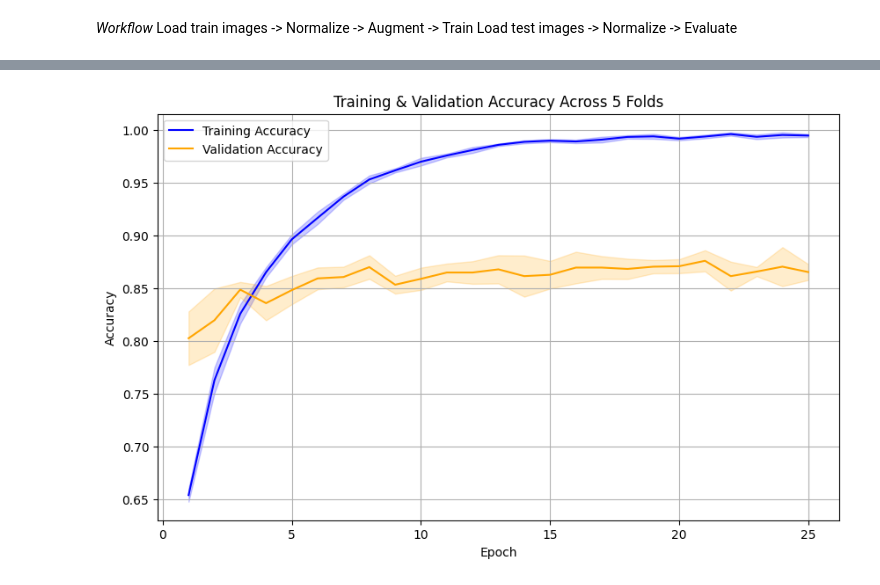
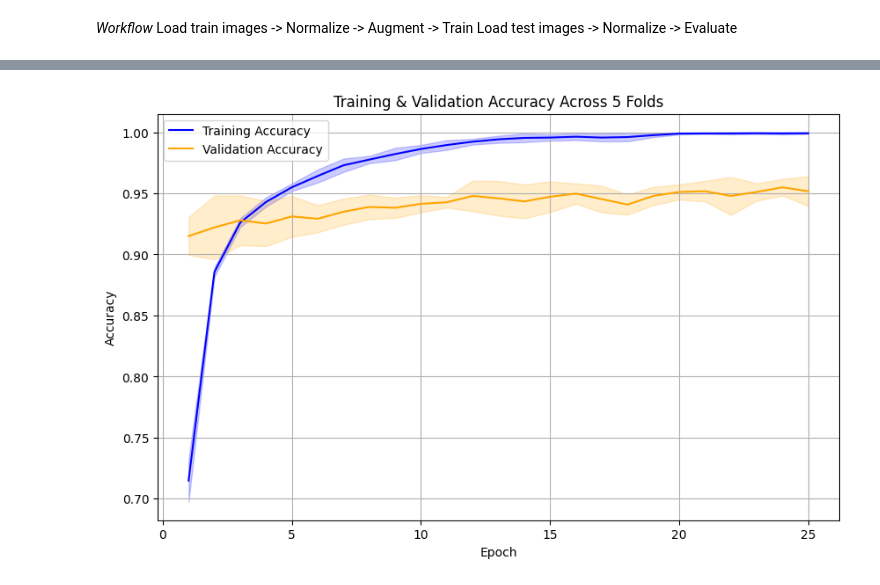
Before and after one commit to AweleChizim/aocdml, a Jupyter notebook: ocdml.ipynb, the cells around one changed output, grey strips where cells are left out. Cells and saved outputs as stored; diff of their text form; code cells hidden in the pictures.

```diff
--- a/ocdml.ipynb
+++ b/ocdml.ipynb
@@ -361,47 +364,48 @@ print("AUC:", roc_auc)
 # %%
 # Training Accuracy and Validation Accuracy Plotting
 train_acc_folds = [
-    [0.6573, 0.7671, 0.8257, 0.8595, 0.8887, 0.9091, 0.938, 0.9511, 0.958, 0.9645, 0.9728, 0.9817, 0.9862, 0.9859, 0.9914, 0.991, 0.9935, 0.9921, 0.9928, 0.9893, 0.9931, 0.9972, 0.99, 0.9914, 0.9928], # Fold 1
-    [0.6504, 0.7461, 0.8157, 0.8626, 0.8967, 0.9215, 0.9418, 0.9487, 0.9628, 0.969, 0.9752, 0.98, 0.9859, 0.989, 0.9907, 0.9869, 0.9859, 0.9935, 0.9962, 0.9907, 0.991, 0.9948, 0.9938, 0.9952, 0.9935], # Fold 2
-    [0.6458, 0.7617, 0.8364, 0.8734, 0.9035, 0.9249, 0.9343, 0.9599, 0.963, 0.9758, 0.9772, 0.9841, 0.9875, 0.9903, 0.99, 0.9907, 0.9893, 0.9955, 0.9896, 0.9941, 0.9958, 0.9969, 0.9969, 0.9983, 0.9945], # Fold 3
-    [0.6641, 0.7828, 0.8354, 0.8668, 0.8948, 0.9118, 0.9332, 0.9536, 0.963, 0.9706, 0.9747, 0.9824, 0.9844, 0.9893, 0.9872, 0.9879, 0.9924, 0.9941, 0.9952, 0.9917, 0.9952, 0.9972, 0.9934, 0.9969, 0.9945], # Fold 4
-    [0.6521, 0.7559, 0.815, 0.8631, 0.8976, 0.9156, 0.936, 0.9512, 0.9606, 0.9689, 0.9779, 0.9758, 0.9844, 0.9882, 0.9889, 0.9879, 0.992, 0.9907, 0.9948, 0.992, 0.9927, 0.9934, 0.9924, 0.9934, 0.9972], # Fold 5
+    [0.7284, 0.8823, 0.9248, 0.944, 0.9532, 0.9596, 0.9702, 0.9752, 0.9745, 0.9809, 0.9823, 0.9908, 0.9901, 0.9922, 0.9915, 0.9908, 0.9908, 0.9901, 0.9972, 0.9979, 0.9986, 0.9979, 0.9986, 0.9986, 0.9986],
+    [0.7383, 0.8872, 0.9312, 0.9461, 0.9553, 0.9631, 0.9674, 0.973, 0.978, 0.9851, 0.9894, 0.9922, 0.9922, 0.9901, 0.9943, 0.9986, 0.9979, 0.9972, 0.9972, 0.9993, 0.9993, 1.0, 1.0, 1.0, 1.0],
+    [0.717, 0.8922, 0.9234, 0.9461, 0.956, 0.9667, 0.978, 0.9801, 0.9844, 0.9901, 0.9943, 0.9943, 0.9986, 0.9993, 0.9986, 0.9979, 0.9929, 0.9943, 0.995, 0.9986, 0.9986, 0.9986, 0.9986, 0.9986, 0.9986],
+    [0.6968, 0.8848, 0.9293, 0.9428, 0.9505, 0.9583, 0.9682, 0.9788, 0.9866, 0.9859, 0.9901, 0.9887, 0.9958, 0.9972, 0.9979, 0.9972, 0.9979, 1.0, 1.0, 1.0, 1.0, 1.0, 1.0, 1.0, 1.0],
+    [0.694, 0.8813, 0.9216, 0.9357, 0.9597, 0.9731, 0.9809, 0.9809, 0.9873, 0.9894, 0.9915, 0.9951, 0.9943, 0.9979, 0.9958, 0.9972, 0.9986, 0.9986, 0.9986, 0.9986, 0.9986, 0.9986, 0.9986, 0.9979, 0.9986],
 ]
 
 val_acc_folds = [
-    [0.806, 0.8422, 0.8422, 0.8614, 0.8593, 0.8721, 0.8593, 0.8699, 0.8678, 0.8721, 0.8742, 0.8678, 0.8742, 0.8721, 0.8785, 0.8763, 0.8827, 0.8806, 0.8763, 0.8763, 0.8827, 0.8806, 0.8657, 0.8806, 0.8763], # Fold 1
-    [0.8038, 0.8081, 0.855, 0.8401, 0.8252, 0.8571, 0.8699, 0.855, 0.8507, 0.8401, 0.8635, 0.8721, 0.8443, 0.8806, 0.8721, 0.8849, 0.8806, 0.8742, 0.8699, 0.8742, 0.887, 0.855, 0.8635, 0.8977, 0.8529], # Fold 2
-    [0.8252, 0.8443, 0.8529, 0.8145, 0.8443, 0.8571, 0.8657, 0.8614, 0.8465, 0.8635, 0.8742, 0.8443, 0.8657, 0.8699, 0.8678, 0.8827, 0.8614, 0.8721, 0.8763, 0.8763, 0.8699, 0.8699, 0.8678, 0.8678, 0.8635], # Fold 3
-    [0.7548, 0.7655, 0.855, 0.8401, 0.8486, 0.8422, 0.8422, 0.887, 0.8443, 0.8614, 0.8593, 0.8742, 0.8849, 0.8593, 0.8507, 0.855, 0.8678, 0.855, 0.8699, 0.8678, 0.8593, 0.8401, 0.8721, 0.8422, 0.8657], # Fold 4
-    [0.8226, 0.8376, 0.8376, 0.8226, 0.8632, 0.8675, 0.8654, 0.8761, 0.8568, 0.8568, 0.8526, 0.8654, 0.8697, 0.8248, 0.844, 0.8483, 0.8547, 0.859, 0.859, 0.859, 0.8803, 0.8611, 0.859, 0.8632, 0.8675], # Fold 5
+    [0.9132, 0.9325, 0.9325, 0.9357, 0.9486, 0.9421, 0.9518, 0.9486, 0.9486, 0.9518, 0.9486, 0.9582, 0.9582, 0.9582, 0.9582, 0.955, 0.9293, 0.9325, 0.9453, 0.9453, 0.9421, 0.9196, 0.9389, 0.9453, 0.9293],
+    [0.926, 0.9325, 0.9486, 0.9389, 0.9453, 0.9357, 0.9389, 0.9486, 0.9389, 0.9453, 0.9421, 0.9325, 0.9357, 0.9389, 0.9453, 0.9453, 0.9389, 0.9357, 0.9518, 0.9614, 0.9582, 0.9646, 0.9582, 0.9614, 0.9614],
+    [0.9357, 0.9518, 0.9421, 0.9389, 0.9389, 0.9357, 0.9357, 0.9325, 0.9453, 0.9421, 0.9453, 0.9646, 0.9646, 0.955, 0.9614, 0.9582, 0.9614, 0.9453, 0.9486, 0.9486, 0.9486, 0.9518, 0.9518, 0.9582, 0.9582],
+    [0.8903, 0.9194, 0.9258, 0.9226, 0.9161, 0.9194, 0.929, 0.9419, 0.9323, 0.9355, 0.9355, 0.9355, 0.9258, 0.9194, 0.9258, 0.9355, 0.9452, 0.9355, 0.9355, 0.9452, 0.9452, 0.9452, 0.9484, 0.9484, 0.9484],
+    [0.9097, 0.8742, 0.8903, 0.8903, 0.9065, 0.9129, 0.9194, 0.9226, 0.9258, 0.9323, 0.9419, 0.9484, 0.9452, 0.9452, 0.9452, 0.9548, 0.9516, 0.9548, 0.9581, 0.9548, 0.9645, 0.9581, 0.9581, 0.9613, 0.9613],
 ]
+
 
 # Convert to numpy arrays for easy calculation
 train_acc_folds = np.array(train_acc_folds)
 val_acc_folds = np.array(val_acc_folds)
 
 # Compute mean and std per epoch
 train_mean = train_acc_folds.mean(axis=0)
 train_std = train_acc_folds.std(axis=0)
 val_mean = val_acc_folds.mean(axis=0)
 val_std = val_acc_folds.std(axis=0)
 
 epochs = np.arange(1, 26)
 
 # Plot with shaded std
 plt.figure(figsize=(10,6))
 plt.plot(epochs, train_mean, label='Training Accuracy', color='blue')
 plt.fill_between(epochs, train_mean - train_std, train_mean + train_std, color='blue', alpha=0.2)
 plt.plot(epochs, val_mean, label='Validation Accuracy', color='orange')
 plt.fill_between(epochs, val_mean - val_std, val_mean + val_std, color='orange', alpha=0.2)
 plt.xlabel('Epoch')
 plt.ylabel('Accuracy')
 plt.title('Training & Validation Accuracy Across 5 Folds')
 plt.legend()
 plt.grid(True)
 plt.show()
 # %% [output]
-[figure, old version]
+[figure, new version]
 # %%
 # Training Loss and Validation Loss Plotting
 train_loss_folds = [
```
Also changed, not shown: parts of 11 cells of this notebook, 3 other files.
